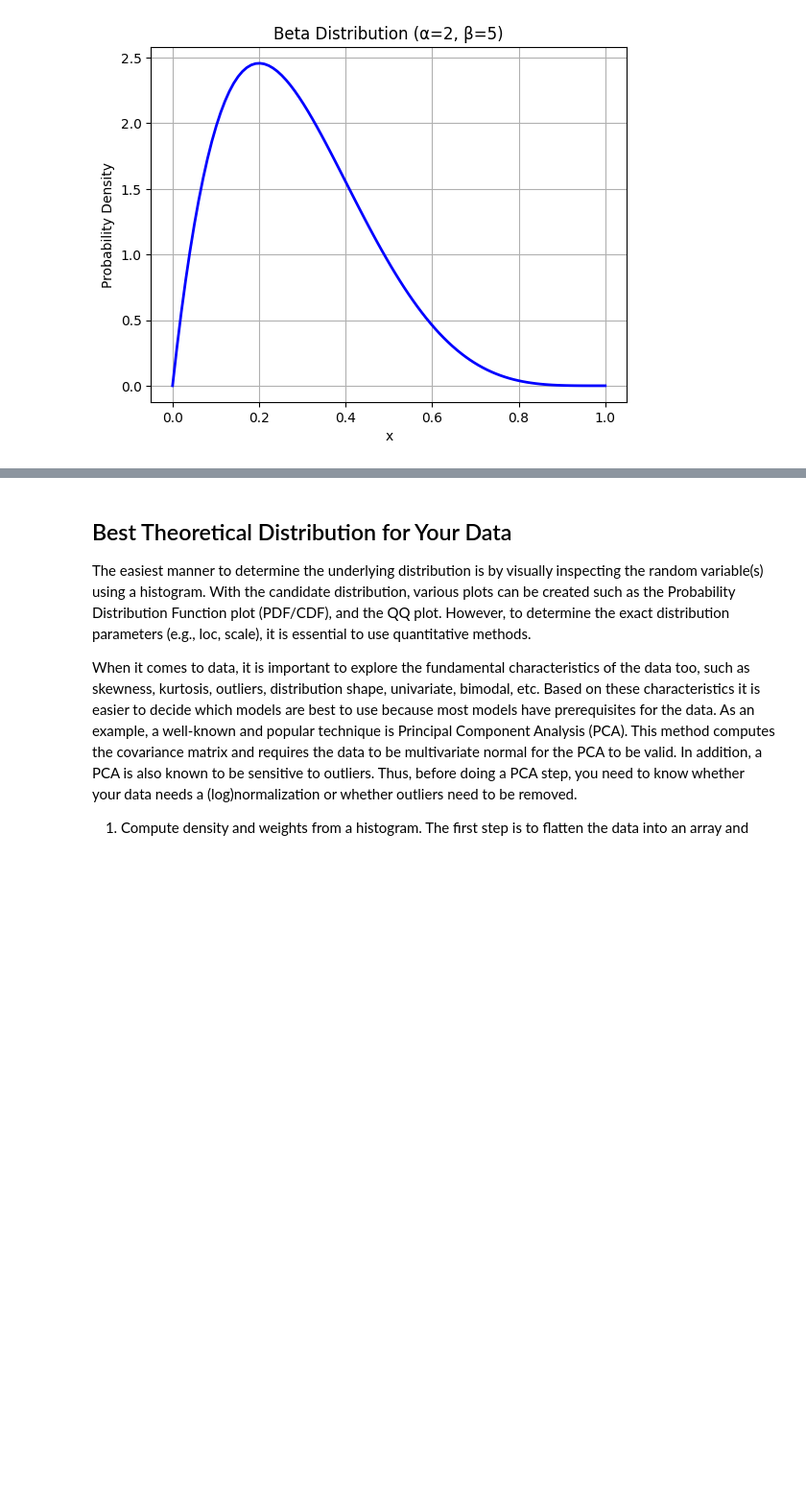
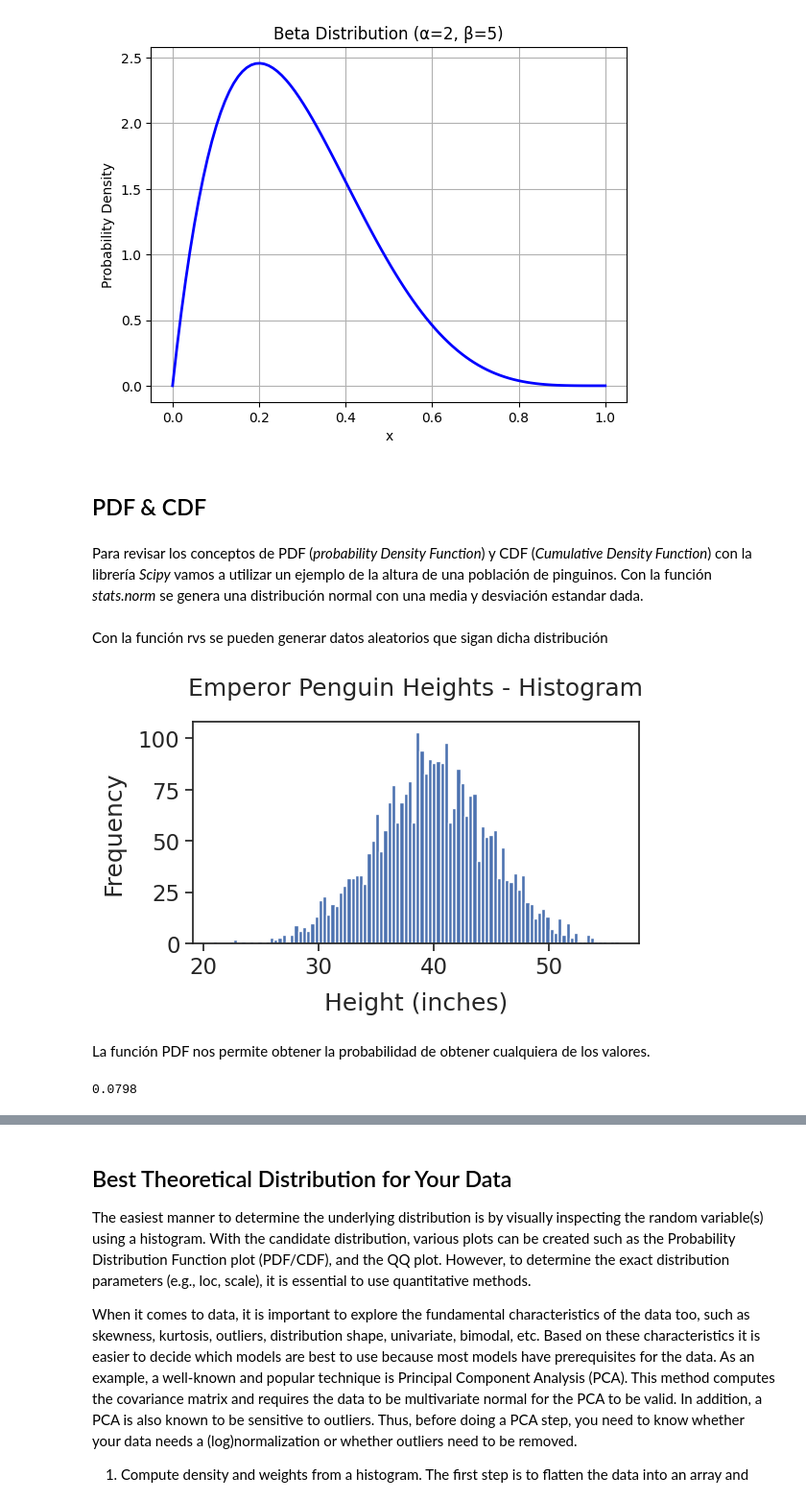
Before and after one commit to edieraristizabal/MachineLearning, a Jupyter notebook: NOTEBOOKS/05_EDA.ipynb, the cells around one changed output, grey strips where cells are left out. Shown at 96% size. Drawn from its saved outputs; the diff is of its cells as text; code cells hidden in the pictures; blank space fills up the shorter version.

```diff
--- a/NOTEBOOKS/05_EDA.ipynb
+++ b/NOTEBOOKS/05_EDA.ipynb
@@ -244,3 +240,50 @@ plt.grid(True)
 plt.show()
 # %% [output]
 [figure]
+# %% [markdown]
+## PDF & CDF
+# %% [markdown]
+Para revisar los conceptos de PDF (*probability Density Function*) y CDF (*Cumulative Density Function*) con la librería *Scipy* vamos a utilizar un ejemplo de la altura de una población de pinguinos. Con la función *stats.norm* se genera una distribución normal con una media y desviación estandar dada.
+# %%
+# Emperor penguins height statistics (in inches)
+mean = 40
+standard_deviation = 5
+
+# Create normal distribution using the 'norm' class
+# loc - specifies the mean
+# scale - specifies the standard deviation
+height_distribution = stats.norm(loc=mean, scale=standard_deviation)
+# %% [markdown]
+Con la función rvs se pueden generar datos aleatorios que sigan dicha distribución
+# %%
+# Generate a sample of 20 random penguin heights
+sample = height_distribution.rvs(size=3000)
+
+### Plot sample heights as histogram
+# import matplotlib and seaborn for visualization
+import matplotlib.pyplot as plt
+import seaborn as sns
+
+# Use seaborn style and increase font size
+sns.set_theme(style='ticks', font_scale=1.5)
+# set figure dimensions
+plt.figure(figsize=(6, 3))
+
+# Plot histogram
+# Use larger bin count (100) to get smoother shape
+plt.hist(sample, bins=100)
+
+plt.title("Emperor Penguin Heights - Histogram", pad=20)
+plt.xlabel("Height (inches)", labelpad=10)
+plt.ylabel("Frequency", labelpad=10)
+plt.show()
+# %% [output]
+[figure, added]
+# %% [markdown]
+La función PDF nos permite obtener la probabilidad de obtener cualquiera de los valores.
+# %%
+# Find probability that a penguin is 40 inches tall
+probability_40 = height_distribution.pdf(x=40)
+probability_40.round(4)
+# %% [output]
+0.0798
```
Also changed, not shown: parts of 10 cells of this notebook, 7 other files.
